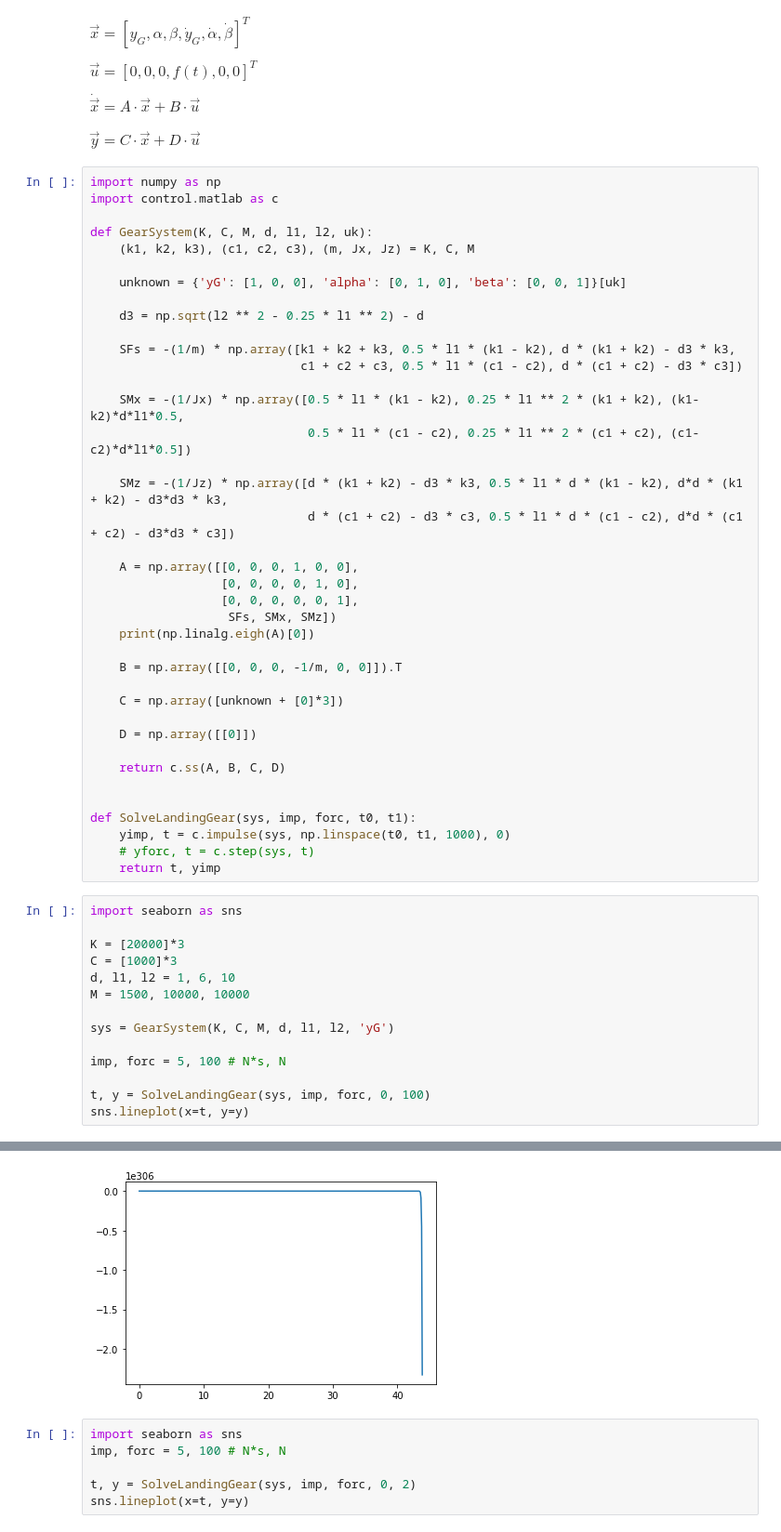
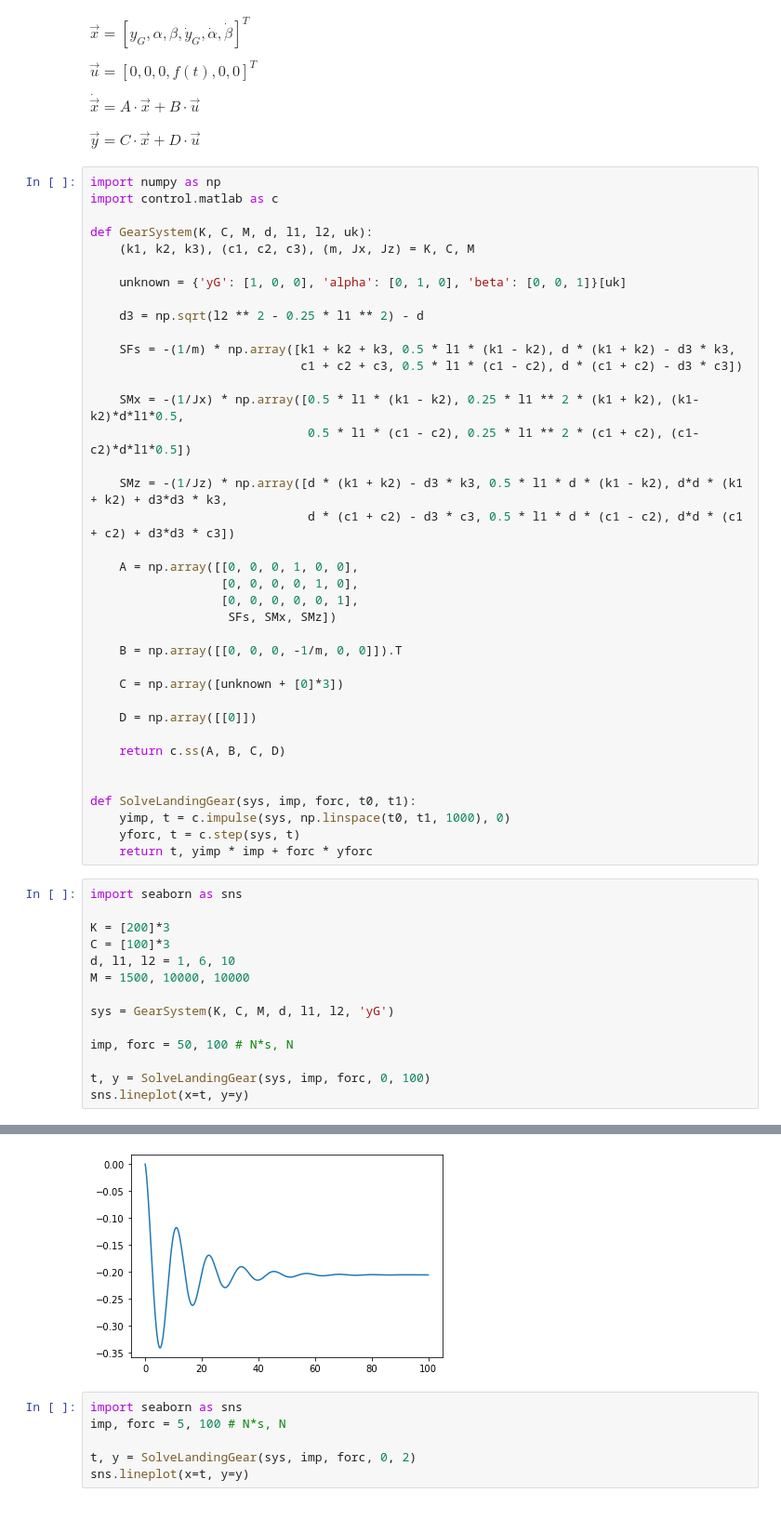
Before and after one commit to dmkeijzer/RBDOWigeon-paper, a Jupyter notebook: structures/Crashworthiness.ipynb, the cells around one changed output, grey strips where cells are left out. Shown at 93% size. Cells and saved outputs as stored; diff of their text form.

```diff
--- a/structures/Crashworthiness.ipynb
+++ b/structures/Crashworthiness.ipynb
@@ -59,14 +59,13 @@ def GearSystem(K, C, M, d, l1, l2, uk):
     SMx = -(1/Jx) * np.array([0.5 * l1 * (k1 - k2), 0.25 * l1 ** 2 * (k1 + k2), (k1-k2)*d*l1*0.5,
                               0.5 * l1 * (c1 - c2), 0.25 * l1 ** 2 * (c1 + c2), (c1-c2)*d*l1*0.5])
 
-    SMz = -(1/Jz) * np.array([d * (k1 + k2) - d3 * k3, 0.5 * l1 * d * (k1 - k2), d*d * (k1 + k2) - d3*d3 * k3,
-                              d * (c1 + c2) - d3 * c3, 0.5 * l1 * d * (c1 - c2), d*d * (c1 + c2) - d3*d3 * c3])
+    SMz = -(1/Jz) * np.array([d * (k1 + k2) - d3 * k3, 0.5 * l1 * d * (k1 - k2), d*d * (k1 + k2) + d3*d3 * k3,
+                              d * (c1 + c2) - d3 * c3, 0.5 * l1 * d * (c1 - c2), d*d * (c1 + c2) + d3*d3 * c3])
 
     A = np.array([[0, 0, 0, 1, 0, 0],
                   [0, 0, 0, 0, 1, 0],
                   [0, 0, 0, 0, 0, 1],
                    SFs, SMx, SMz])
-    print(np.linalg.eigh(A)[0])
 
     B = np.array([[0, 0, 0, -1/m, 0, 0]]).T
 
@@ -79,19 +78,19 @@ def GearSystem(K, C, M, d, l1, l2, uk):
 
 def SolveLandingGear(sys, imp, forc, t0, t1):
     yimp, t = c.impulse(sys, np.linspace(t0, t1, 1000), 0)
-    # yforc, t = c.step(sys, t)
-    return t, yimp
+    yforc, t = c.step(sys, t)
+    return t, yimp * imp + forc * yforc
 # %%
 import seaborn as sns
 
-K = [20000]*3
-C = [1000]*3
+K = [200]*3
+C = [100]*3
 d, l1, l2 = 1, 6, 10
 M = 1500, 10000, 10000
 
 sys = GearSystem(K, C, M, d, l1, l2, 'yG')
 
-imp, forc = 5, 100 # N*s, N
+imp, forc = 50, 100 # N*s, N
 
 t, y = SolveLandingGear(sys, imp, forc, 0, 100)
 sns.lineplot(x=t, y=y)
@@ -102,4 +99,4 @@ sns.lineplot(x=t, y=y)
-[figure, old version]
+[figure, new version]
 # %%
 import seaborn as sns
 imp, forc = 5, 100 # N*s, N
```
Also changed, not shown: parts of 1 cell of this notebook.
